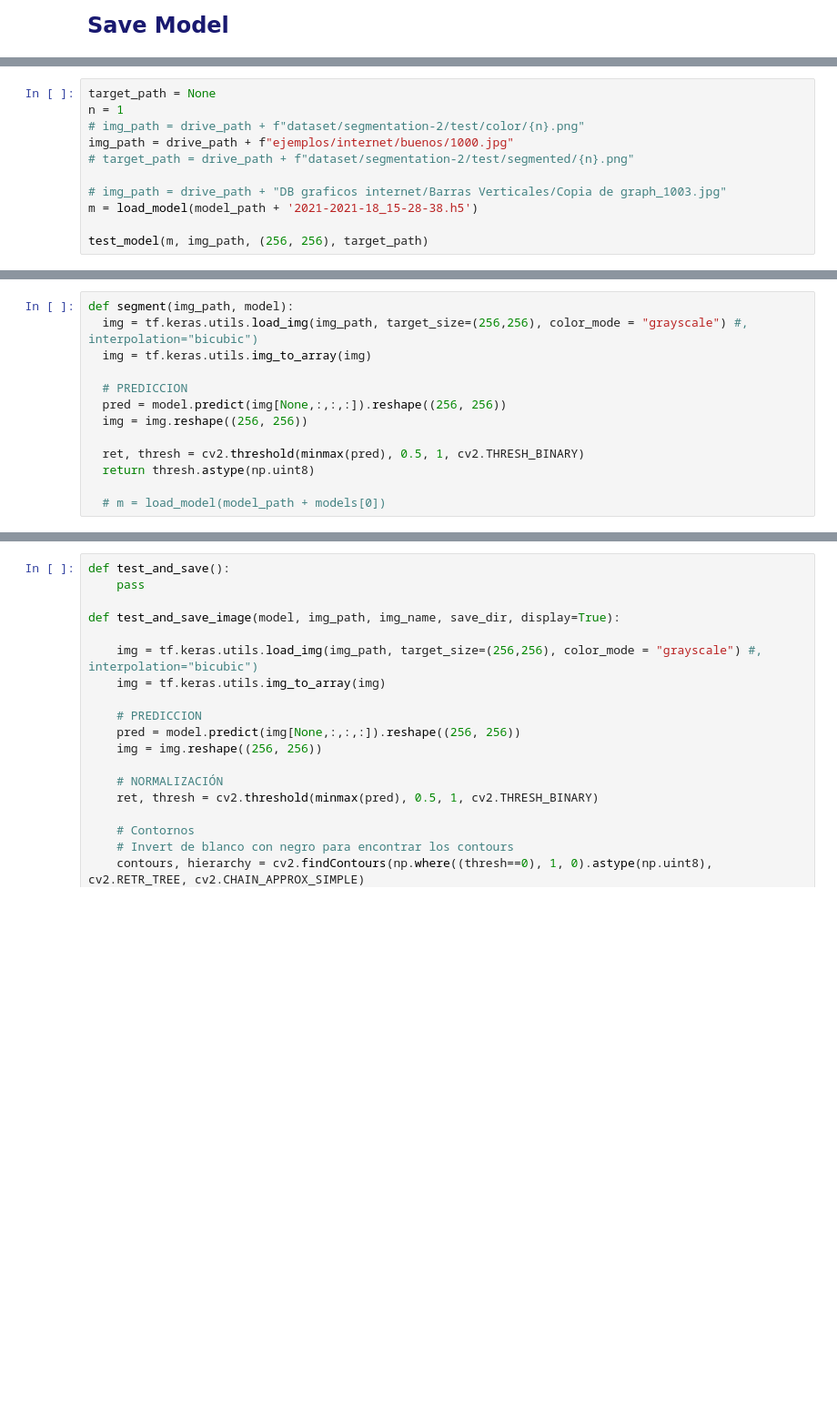
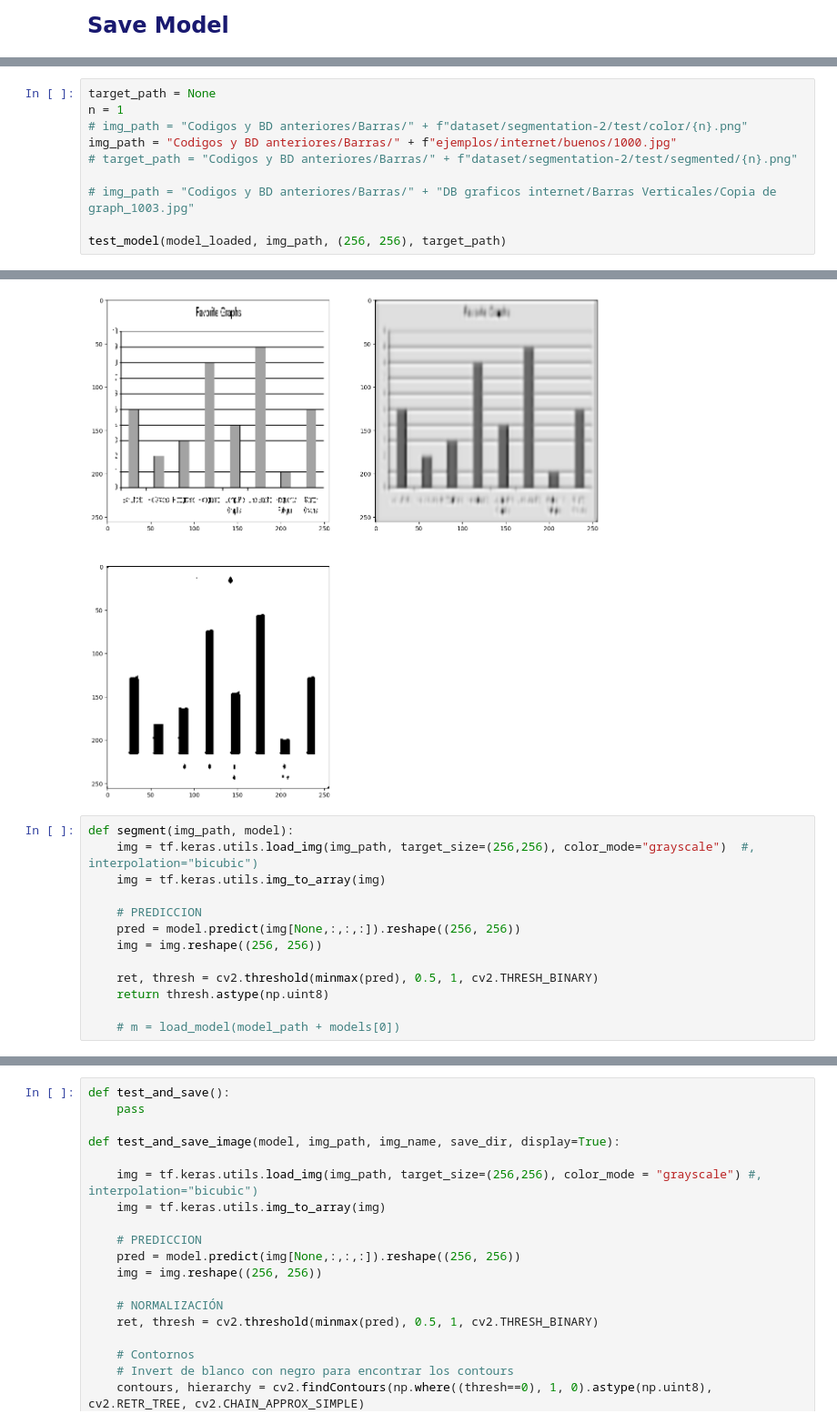
Before and after one commit to nucontreras/artificial-intelligence-scripts, a Jupyter notebook: FSCN/Barras/bar_chart_old.ipynb, the cells around one changed output, grey strips where cells are left out. Shown: that part at 91% size. Saved outputs shown, nothing was run; the diff lists cells and outputs as text; blank space fills up the shorter version.

```diff
--- a/FSCN/Barras/bar_chart_old.ipynb
+++ b/FSCN/Barras/bar_chart_old.ipynb
@@ -476,11 +372,11 @@ def test_model(model, img_path, img_shape, target_path=None):
 # %%
 target_path = None
 n = 1
-# img_path = drive_path + f"dataset/segmentation-2/test/color/{n}.png"
-img_path = drive_path + f"ejemplos/internet/buenos/1000.jpg"
-# target_path = drive_path + f"dataset/segmentation-2/test/segmented/{n}.png"
+# img_path = "Codigos y BD anteriores/Barras/" + f"dataset/segmentation-2/test/color/{n}.png"
+img_path = "Codigos y BD anteriores/Barras/" + f"ejemplos/internet/buenos/1000.jpg"
+# target_path = "Codigos y BD anteriores/Barras/" + f"dataset/segmentation-2/test/segmented/{n}.png"
 
-# img_path = drive_path + "DB graficos internet/Barras Verticales/Copia de graph_1003.jpg"
-m = load_model(model_path + '2021-2021-18_15-28-38.h5')
+# img_path = "Codigos y BD anteriores/Barras/" + "DB graficos internet/Barras Verticales/Copia de graph_1003.jpg"
 
-test_model(m, img_path, (256, 256), target_path)
+test_model(model_loaded, img_path, (256, 256), target_path)
+# %% [output]
@@ -487,15 +384,16 @@ test_model(m, img_path, (256, 256), target_path)
+[figure, added]
 # %%
 def segment(img_path, model):
-  img = tf.keras.utils.load_img(img_path, target_size=(256,256), color_mode = "grayscale") #, interpolation="bicubic")
-  img = tf.keras.utils.img_to_array(img)
+    img = tf.keras.utils.load_img(img_path, target_size=(256,256), color_mode="grayscale")  #, interpolation="bicubic")
+    img = tf.keras.utils.img_to_array(img)
 
-  # PREDICCION
-  pred = model.predict(img[None,:,:,:]).reshape((256, 256))
-  img = img.reshape((256, 256))
+    # PREDICCION
+    pred = model.predict(img[None,:,:,:]).reshape((256, 256))
+    img = img.reshape((256, 256))
 
-  ret, thresh = cv2.threshold(minmax(pred), 0.5, 1, cv2.THRESH_BINARY)
-  return thresh.astype(np.uint8)
+    ret, thresh = cv2.threshold(minmax(pred), 0.5, 1, cv2.THRESH_BINARY)
+    return thresh.astype(np.uint8)
 
-  # m = load_model(model_path + models[0])
+    # m = load_model(model_path + models[0])
 # %%
 n = 1016
```
Also changed, not shown: parts of 48 cells of this notebook.
